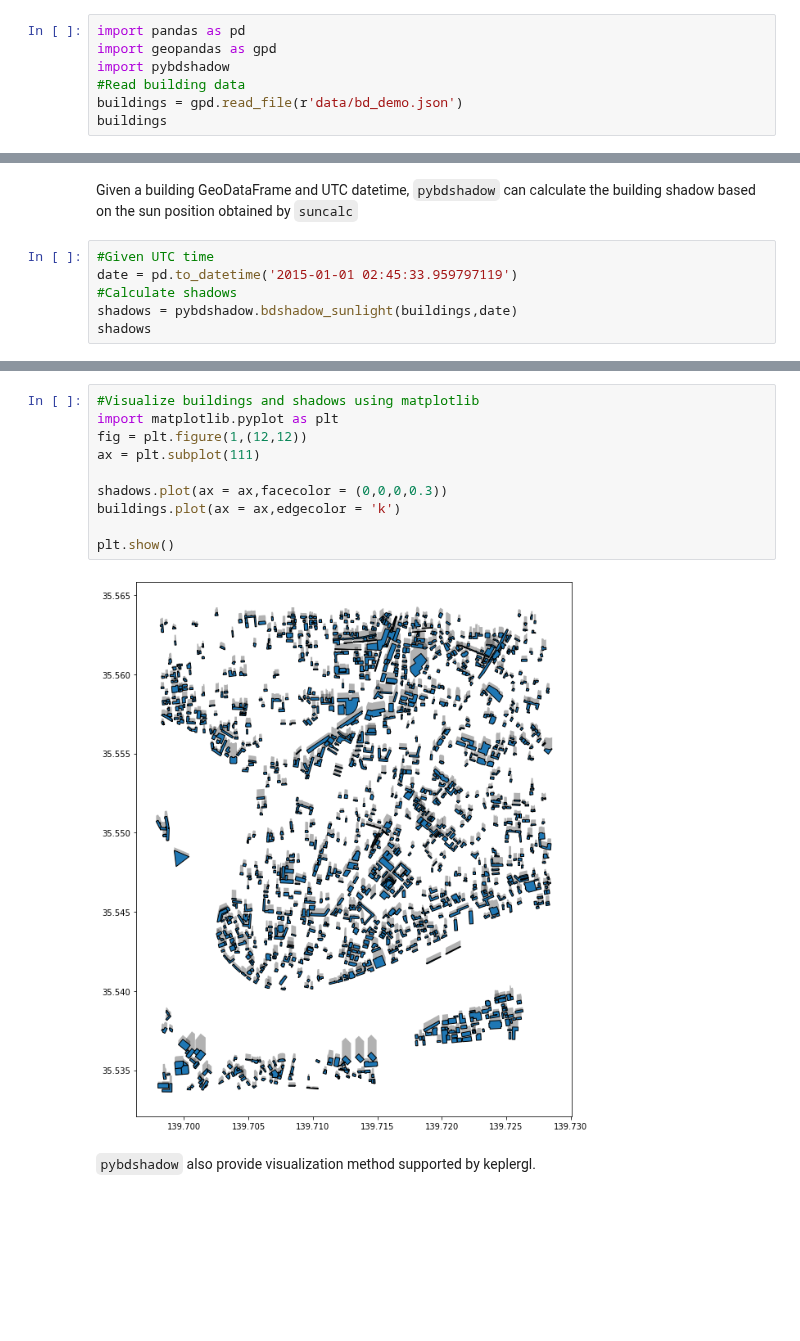
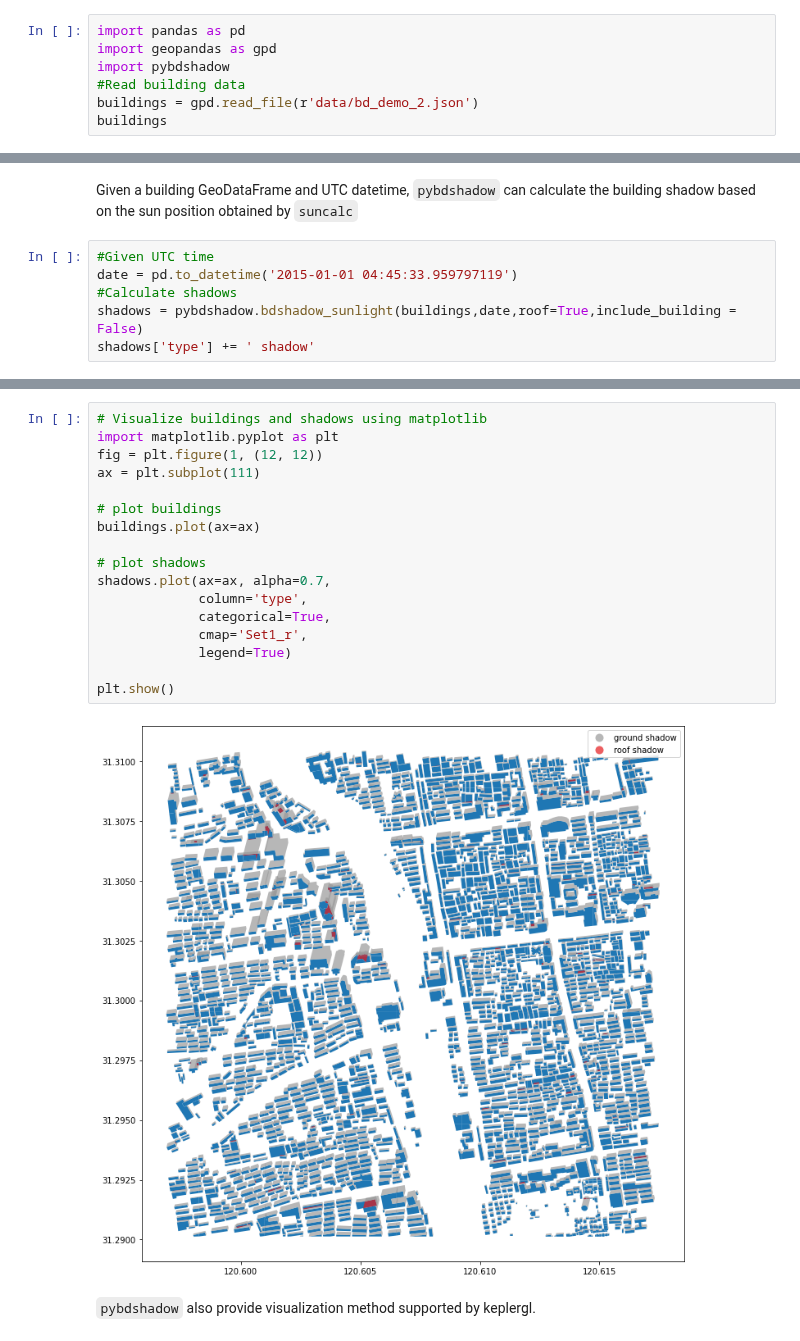
Before and after one commit to ni1o1/pybdshadow, a Jupyter notebook: example/example.ipynb, the cells around one changed output, grey strips where cells are left out. Cells and saved outputs as stored; diff of their text form; blank space fills up the shorter version.

Commit message:
update demo

```diff
--- a/example/example.ipynb
+++ b/example/example.ipynb
@@ -11,6 +11,6 @@ import pandas as pd
 import geopandas as gpd
 import pybdshadow
 #Read building data
-buildings = gpd.read_file(r'data/bd_demo.json')
+buildings = gpd.read_file(r'data/bd_demo_2.json')
 buildings
 # %% [output]
@@ -39,7 +43,7 @@ buildings = pybdshadow.bd_preprocess(buildings)
 Given a building GeoDataFrame and UTC datetime, `pybdshadow` can calculate the building shadow based on the sun position obtained by `suncalc`
 # %%
 #Given UTC time
-date = pd.to_datetime('2015-01-01 02:45:33.959797119')
+date = pd.to_datetime('2015-01-01 04:45:33.959797119')
 #Calculate shadows
-shadows = pybdshadow.bdshadow_sunlight(buildings,date)
-shadows
+shadows = pybdshadow.bdshadow_sunlight(buildings,date,roof=True,include_building = False)
+shadows['type'] += ' shadow'
@@ -60,15 +50,22 @@ shadows
 # %%
-#Visualize buildings and shadows using matplotlib
+# Visualize buildings and shadows using matplotlib
 import matplotlib.pyplot as plt
-fig = plt.figure(1,(12,12))
+fig = plt.figure(1, (12, 12))
 ax = plt.subplot(111)
 
-shadows.plot(ax = ax,facecolor = (0,0,0,0.3))
-buildings.plot(ax = ax,edgecolor = 'k')
+# plot buildings
+buildings.plot(ax=ax)
+
+# plot shadows
+shadows.plot(ax=ax, alpha=0.7,
+             column='type',
+             categorical=True,
+             cmap='Set1_r',
+             legend=True)
 
 plt.show()
 # %% [output]
-[figure, old version]
+[figure, new version]
 # %% [markdown]
 `pybdshadow` also provide visualization method supported by keplergl.
 # %%
```
Also changed, not shown: parts of 4 cells of this notebook, 5 other files.
